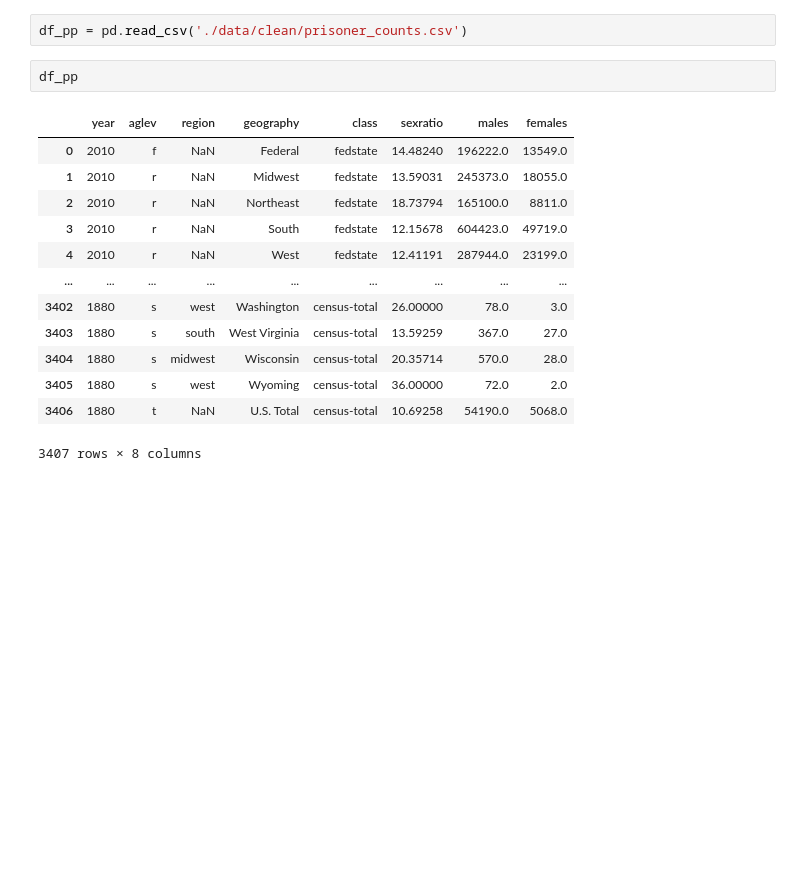
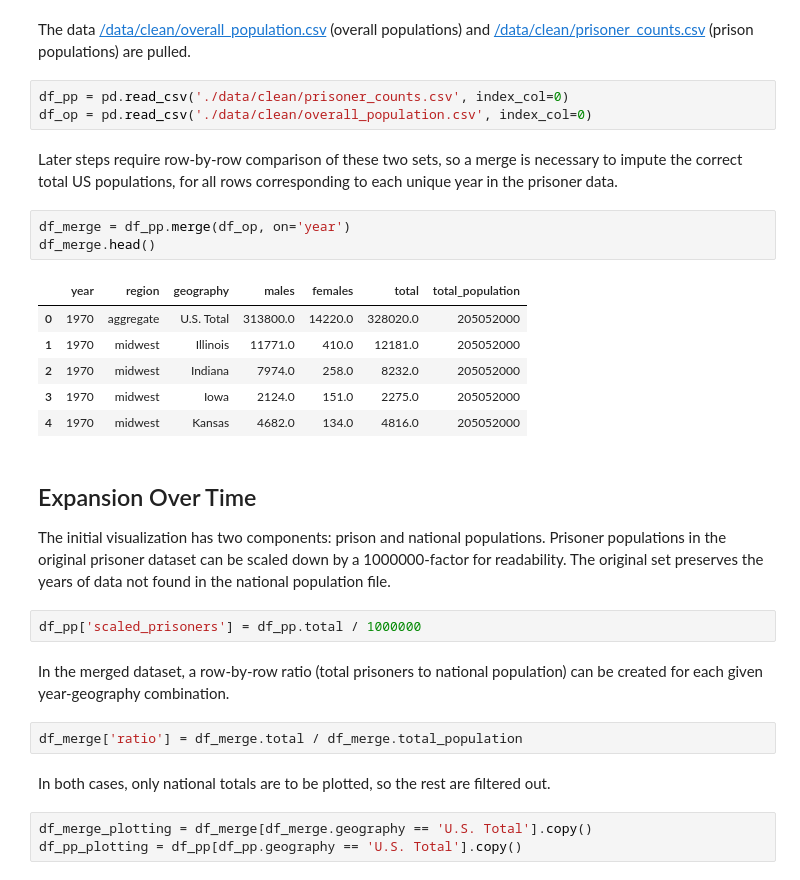
Before and after one commit to Anmol-Srivastava/data-512-final, a Jupyter notebook: Main.ipynb, the cells around one changed output. Cells and saved outputs as stored; diff of their text form; blank space fills up the shorter version.

```diff
--- a/Main.ipynb
+++ b/Main.ipynb
@@ -3,18 +102,32 @@ import pandas as pd
+# %% [markdown]
+The data [/data/clean/overall_population.csv](./data/clean) (overall populations) and [/data/clean/prisoner_counts.csv](./data/clean) (prison populations) are pulled.
 # %%
-df_pp = pd.read_csv('./data/clean/prisoner_counts.csv')
+df_pp = pd.read_csv('./data/clean/prisoner_counts.csv', index_col=0)
+df_op = pd.read_csv('./data/clean/overall_population.csv', index_col=0)
-# %%
-df_pp
-# %% [output]
-|  | year | aglev | region | geography | class | sexratio | males | females |
-| 0 | 2010 | f | NaN | Federal | fedstate | 14.48240 | 196222.0 | 13549.0 |
-| 1 | 2010 | r | NaN | Midwest | fedstate | 13.59031 | 245373.0 | 18055.0 |
-| 2 | 2010 | r | NaN | Northeast | fedstate | 18.73794 | 165100.0 | 8811.0 |
-| 3 | 2010 | r | NaN | South | fedstate | 12.15678 | 604423.0 | 49719.0 |
-| 4 | 2010 | r | NaN | West | fedstate | 12.41191 | 287944.0 | 23199.0 |
-| ... | ... | ... | ... | ... | ... | ... | ... | ... |
-| 3402 | 1880 | s | west | Washington | census-total | 26.00000 | 78.0 | 3.0 |
-| 3403 | 1880 | s | south | West Virginia | census-total | 13.59259 | 367.0 | 27.0 |
-| 3404 | 1880 | s | midwest | Wisconsin | census-total | 20.35714 | 570.0 | 28.0 |
-| 3405 | 1880 | s | west | Wyoming | census-total | 36.00000 | 72.0 | 2.0 |
-| 3406 | 1880 | t | NaN | U.S. Total | census-total | 10.69258 | 54190.0 | 5068.0 |
-3407 rows × 8 columns
+# %% [markdown]
+Later steps require row-by-row comparison of these two sets, so a merge is necessary to impute the correct total US populations, for all rows corresponding to each unique year in the prisoner data.
+# %%
+df_merge = df_pp.merge(df_op, on='year')
+df_merge.head()
+# %% [output]
+|  | year | region | geography | males | females | total | total_population |
+| 0 | 1970 | aggregate | U.S. Total | 313800.0 | 14220.0 | 328020.0 | 205052000 |
+| 1 | 1970 | midwest | Illinois | 11771.0 | 410.0 | 12181.0 | 205052000 |
+| 2 | 1970 | midwest | Indiana | 7974.0 | 258.0 | 8232.0 | 205052000 |
+| 3 | 1970 | midwest | Iowa | 2124.0 | 151.0 | 2275.0 | 205052000 |
+| 4 | 1970 | midwest | Kansas | 4682.0 | 134.0 | 4816.0 | 205052000 |
+# %% [markdown]
+## Expansion Over Time <a class="anchor" id="a1"></a>
+
+The initial visualization has two components: prison and national populations. Prisoner populations in the original prisoner dataset can be scaled down by a 1000000-factor for readability. The original set preserves the years of data not found in the national population file.
+# %%
+df_pp['scaled_prisoners'] = df_pp.total / 1000000
+# %% [markdown]
+In the merged dataset, a row-by-row ratio (total prisoners to national population) can be created for each given year-geography combination.
+# %%
+df_merge['ratio'] = df_merge.total / df_merge.total_population
+# %% [markdown]
+In both cases, only national totals are to be plotted, so the rest are filtered out.
+# %%
+df_merge_plotting = df_merge[df_merge.geography == 'U.S. Total'].copy()
+df_pp_plotting = df_pp[df_pp.geography == 'U.S. Total'].copy()
```
Also changed, not shown: parts of 52 cells of this notebook, 8 other files.
